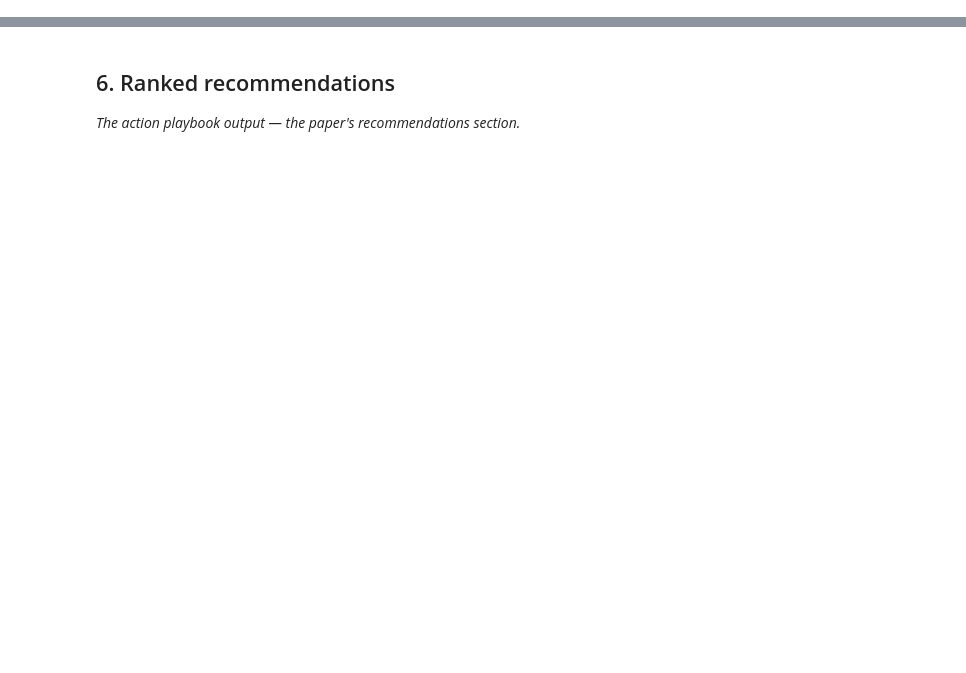
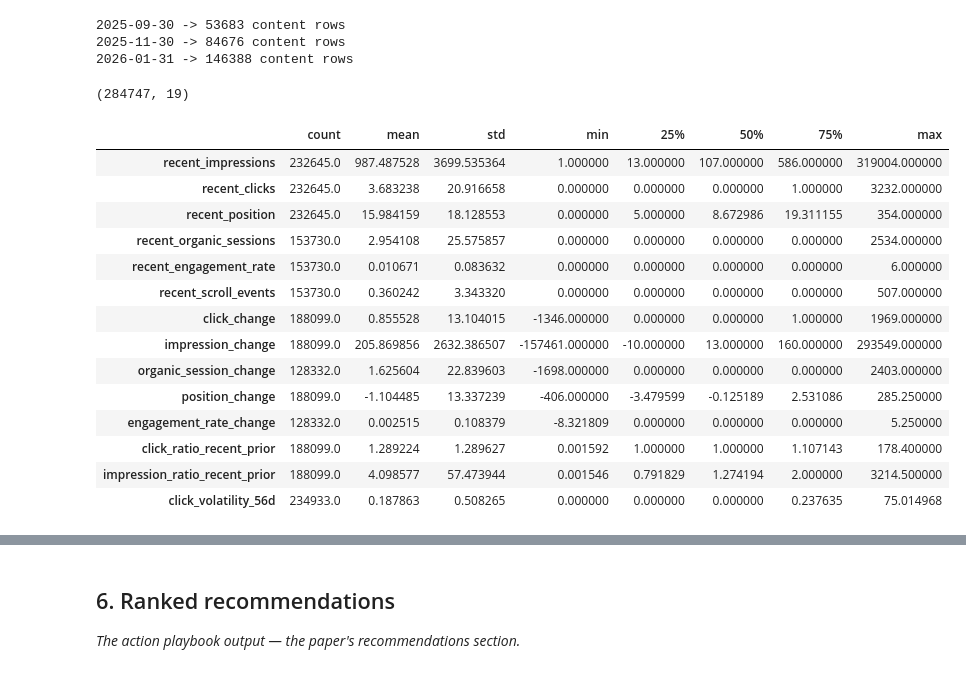
Before and after one commit to mukeshboolani786/flyrank-internship-ml, a Jupyter notebook: work/notebooks/capstone.ipynb, the cells around one changed output, grey strips where cells are left out. Saved outputs shown, nothing was run; the diff lists cells and outputs as text; code cells hidden in the pictures; blank space fills up the shorter version.

```diff
--- a/work/notebooks/capstone.ipynb
+++ b/work/notebooks/capstone.ipynb
@@ -28,0 +288,70 @@ This skeleton is yours to fill. Work the sections **in order** — each one has
+# %%
+# --- Run the full scan ONCE per cutoff, cache to disk so reruns don't re-hit the warehouse.
+import os
+import pandas as pd
+os.makedirs("work/outputs", exist_ok=True)
+CACHE_PATH = "work/outputs/capstone_features_raw.parquet"
+
+if os.path.exists(CACHE_PATH):
+    print("Loading cached features — delete the file to force a fresh scan.")
+    raw = pd.read_parquet(CACHE_PATH)
+else:
+    frames = []
+    for spec in CUTOFF_SPECS:
+        q = cutoff_query(spec["cutoff"], spec["feat_start"], spec["prior_split"], spec["label_end"])
+        df = con.sql(q).df()
+        df["split"] = spec["split"]
+        frames.append(df)
+        print(spec["cutoff"], "->", len(df), "content rows")
+    raw = pd.concat(frames, ignore_index=True)
+    raw.to_parquet(CACHE_PATH)
+
+raw.shape
+# %% [output]
+2025-09-30 -> 53683 content rows
+2025-11-30 -> 84676 content rows
+2026-01-31 -> 146388 content rows
+(284747, 19)
+# %%
+# --- Derived features (all built from recent_28 / prior_28 only — no future_* columns here) ---
+feat = raw.copy()
+
+# Smoothing constant avoids divide-by-zero / infinite ratios for idle pages.
+K = 1.0
+
+feat["click_change"]              = feat["recent_clicks"] - feat["prior_clicks"]
+feat["impression_change"]         = feat["recent_impressions"] - feat["prior_impressions"]
+feat["organic_session_change"]    = feat["recent_organic_sessions"] - feat["prior_organic_sessions"]
+feat["position_change"]           = feat["recent_position"] - feat["prior_position"]  # + = worse
+feat["recent_engagement_rate"]    = feat["recent_engaged_sessions"] / (feat["recent_organic_sessions"] + K)
+feat["prior_engagement_rate"]     = feat["prior_engaged_sessions"]  / (feat["prior_organic_sessions"]  + K)
+feat["engagement_rate_change"]    = feat["recent_engagement_rate"] - feat["prior_engagement_rate"]
+feat["click_ratio_recent_prior"]  = (feat["recent_clicks"] + K) / (feat["prior_clicks"] + K)
+feat["impression_ratio_recent_prior"] = (feat["recent_impressions"] + K) / (feat["prior_impressions"] + K)
+
+FEATURE_COLS = [
+    "recent_impressions", "recent_clicks", "recent_position", "recent_organic_sessions",
+
+    "recent_engagement_rate", "recent_scroll_events",
+    "click_change", "impression_change", "organic_session_change", "position_change",
+    "engagement_rate_change", "click_ratio_recent_prior", "impression_ratio_recent_prior",
+    "click_volatility_56d",
+]
+
+feat[FEATURE_COLS].describe().T
+# %% [output]
+|  | count | mean | std | min | 25% | 50% | 75% | max |
+| recent_impressions | 232645.0 | 987.487528 | 3699.535364 | 1.000000 | 13.000000 | 107.000000 | 586.000000 | 319004.000000 |
+| recent_clicks | 232645.0 | 3.683238 | 20.916658 | 0.000000 | 0.000000 | 0.000000 | 1.000000 | 3232.000000 |
+| recent_position | 232645.0 | 15.984159 | 18.128553 | 0.000000 | 5.000000 | 8.672986 | 19.311155 | 354.000000 |
+| recent_organic_sessions | 153730.0 | 2.954108 | 25.575857 | 0.000000 | 0.000000 | 0.000000 | 0.000000 | 2534.000000 |
+| recent_engagement_rate | 153730.0 | 0.010671 | 0.083632 | 0.000000 | 0.000000 | 0.000000 | 0.000000 | 6.000000 |
+| recent_scroll_events | 153730.0 | 0.360242 | 3.343320 | 0.000000 | 0.000000 | 0.000000 | 0.000000 | 507.000000 |
+| click_change | 188099.0 | 0.855528 | 13.104015 | -1346.000000 | 0.000000 | 0.000000 | 1.000000 | 1969.000000 |
+| impression_change | 188099.0 | 205.869856 | 2632.386507 | -157461.000000 | -10.000000 | 13.000000 | 160.000000 | 293549.000000 |
+| organic_session_change | 128332.0 | 1.625604 | 22.839603 | -1698.000000 | 0.000000 | 0.000000 | 0.000000 | 2403.000000 |
+| position_change | 188099.0 | -1.104485 | 13.337239 | -406.000000 | -3.479599 | -0.125189 | 2.531086 | 285.250000 |
+| engagement_rate_change | 128332.0 | 0.002515 | 0.108379 | -8.321809 | 0.000000 | 0.000000 | 0.000000 | 5.250000 |
+| click_ratio_recent_prior | 188099.0 | 1.289224 | 1.289627 | 0.001592 | 1.000000 | 1.000000 | 1.107143 | 178.400000 |
+| impression_ratio_recent_prior | 188099.0 | 4.098577 | 57.473944 | 0.001546 | 0.791829 | 1.274194 | 2.000000 | 3214.500000 |
+| click_volatility_56d | 234933.0 | 0.187863 | 0.508265 | 0.000000 | 0.000000 | 0.000000 | 0.237635 | 75.014968 |
```
Also changed, not shown: parts of 37 cells of this notebook.
